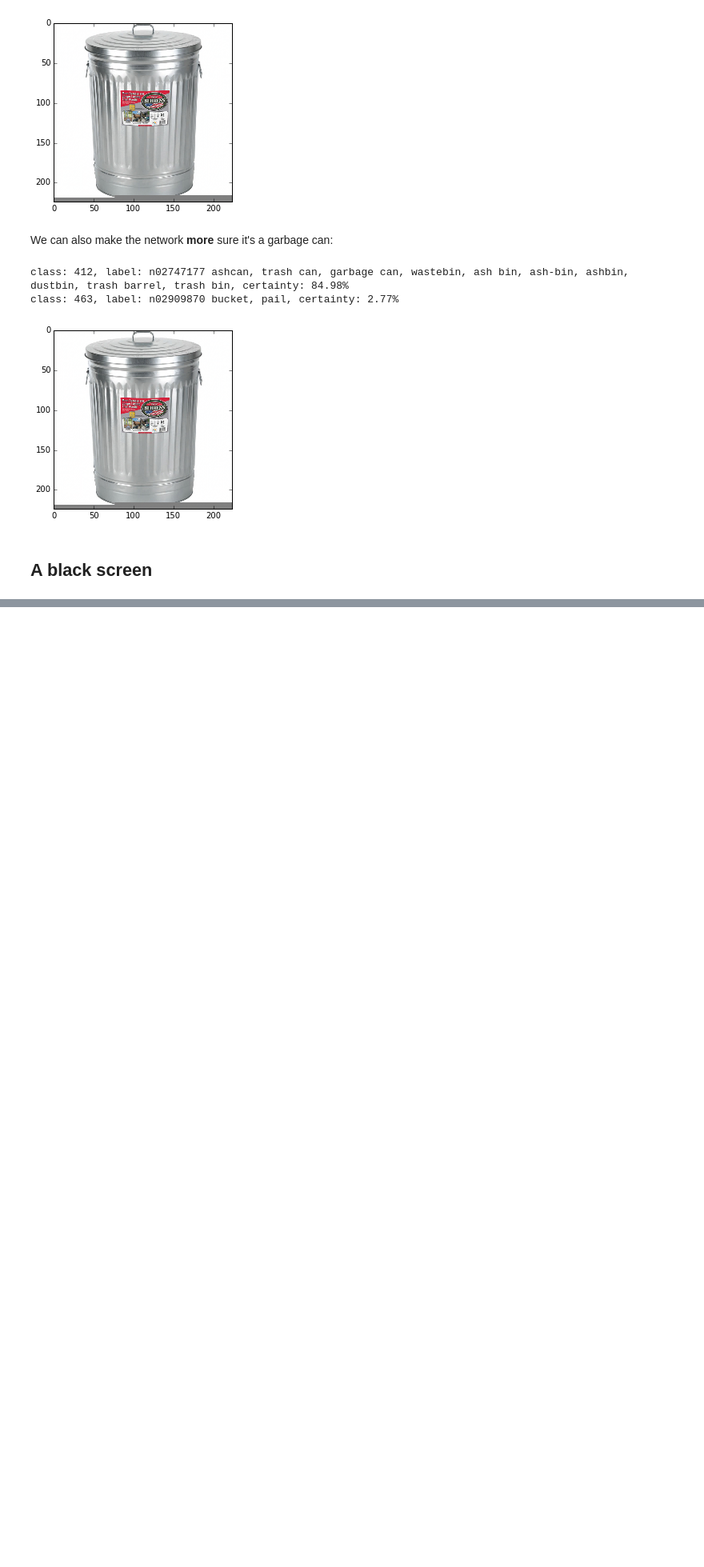
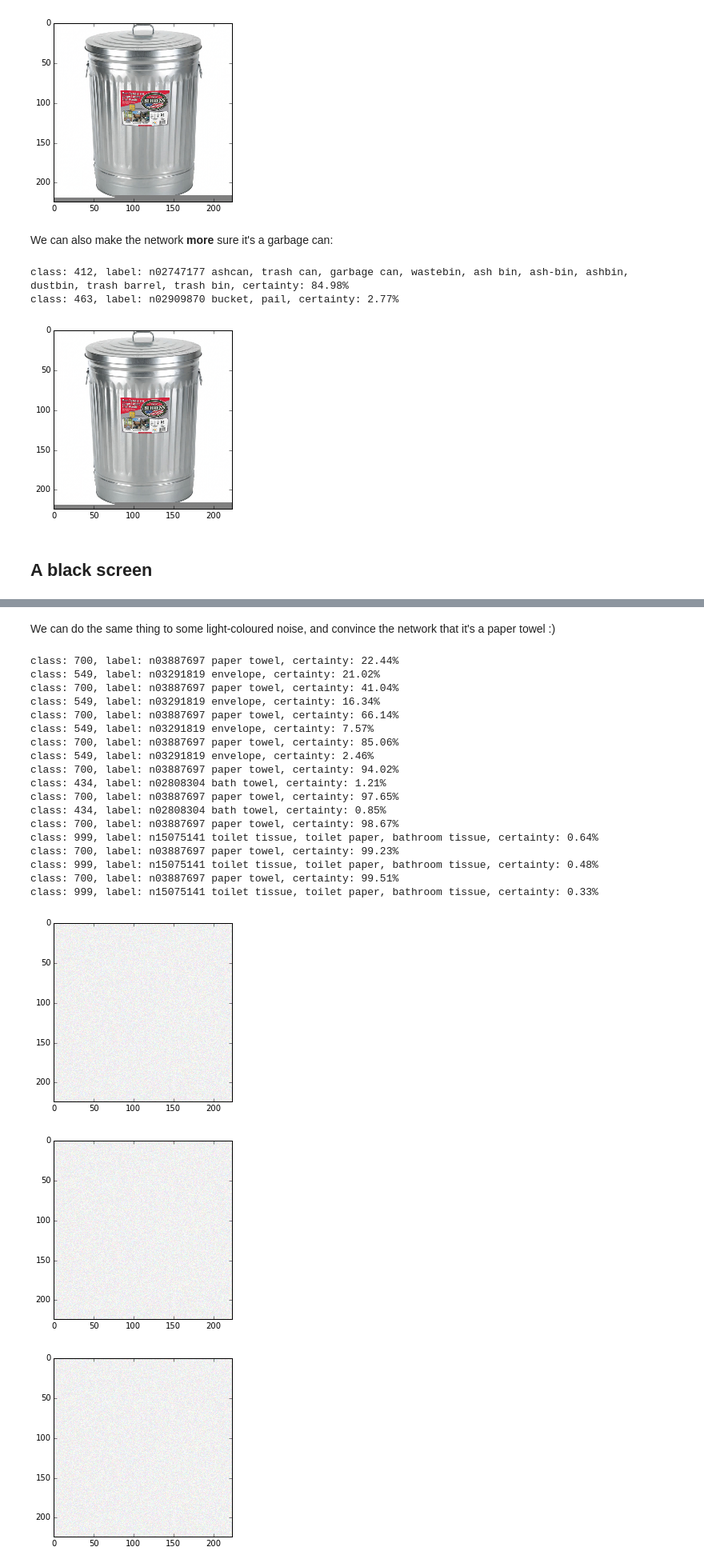
Before and after one commit to jvns/neural-nets-are-weird, a Jupyter notebook: notebooks/neural-nets-are-weird.ipynb, the cells around one changed output, grey strips where cells are left out. Shown at 80% size. Drawn from its saved outputs; the diff is of its cells as text; code cells hidden in the pictures; blank space fills up the shorter version.

```diff
--- a/notebooks/neural-nets-are-weird.ipynb
+++ b/notebooks/neural-nets-are-weird.ipynb
@@ -330,0 +335,3 @@ class: 463, label: n02909870 bucket, pail, certainty: 2.77%
+# %%
+black = np.zeros_like(grad) * 255
+_ = predict(black)
@@ -334,6 +351,6 @@ black = np.zeros_like(grad) * 255
 for _ in range(9):
     delta = delta_to_trick_network(black)
     plt.figure()
-    black = black - 0.1 * sign
+    black = black + 0.1 * delta
     predict(black, display_output=True, n_preds=2)
 # %% [output]
@@ -366,0 +386,2 @@ class: 911, label: n04599235 wool, woolen, woollen, certainty: 9.06%
+# %%
+_ = predict(black, n_preds = 1)
@@ -366,0 +415,32 @@ class: 911, label: n04599235 wool, woolen, woollen, certainty: 9.06%
+# %% [markdown]
+We can do the same thing to some light-coloured noise, and convince the network that it's a paper towel :)
+# %%
+net = load_model()
+noise = np.random.randint(227, 255, grad.shape)
+for _ in range(9):
+    delta = delta_to_trick_network(noise)
+    plt.figure()
+    noise = noise + 0.1 * delta
+    predict(noise, display_output=True, n_preds=2)
+# %% [output]
+class: 700, label: n03887697 paper towel, certainty: 22.44%
+class: 549, label: n03291819 envelope, certainty: 21.02%
+class: 700, label: n03887697 paper towel, certainty: 41.04%
+class: 549, label: n03291819 envelope, certainty: 16.34%
+class: 700, label: n03887697 paper towel, certainty: 66.14%
+class: 549, label: n03291819 envelope, certainty: 7.57%
+class: 700, label: n03887697 paper towel, certainty: 85.06%
+class: 549, label: n03291819 envelope, certainty: 2.46%
+class: 700, label: n03887697 paper towel, certainty: 94.02%
+class: 434, label: n02808304 bath towel, certainty: 1.21%
+class: 700, label: n03887697 paper towel, certainty: 97.65%
+class: 434, label: n02808304 bath towel, certainty: 0.85%
+class: 700, label: n03887697 paper towel, certainty: 98.67%
+class: 999, label: n15075141 toilet tissue, toilet paper, bathroom tissue, certainty: 0.64%
+class: 700, label: n03887697 paper towel, certainty: 99.23%
+class: 999, label: n15075141 toilet tissue, toilet paper, bathroom tissue, certainty: 0.48%
+class: 700, label: n03887697 paper towel, certainty: 99.51%
+class: 999, label: n15075141 toilet tissue, toilet paper, bathroom tissue, certainty: 0.33%
+[figure, added]
+[figure, added]
+[figure, added]
```
Also changed, not shown: parts of 12 cells of this notebook.
